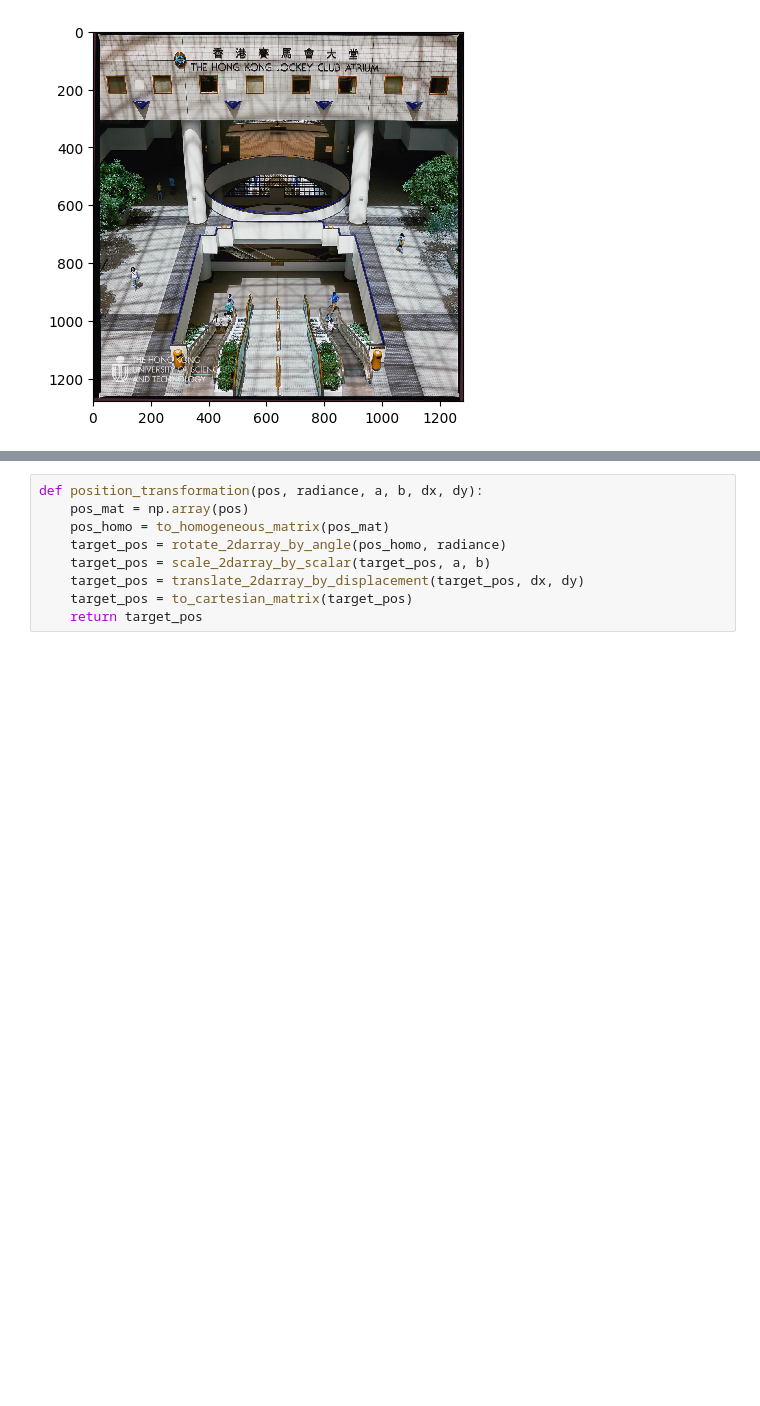
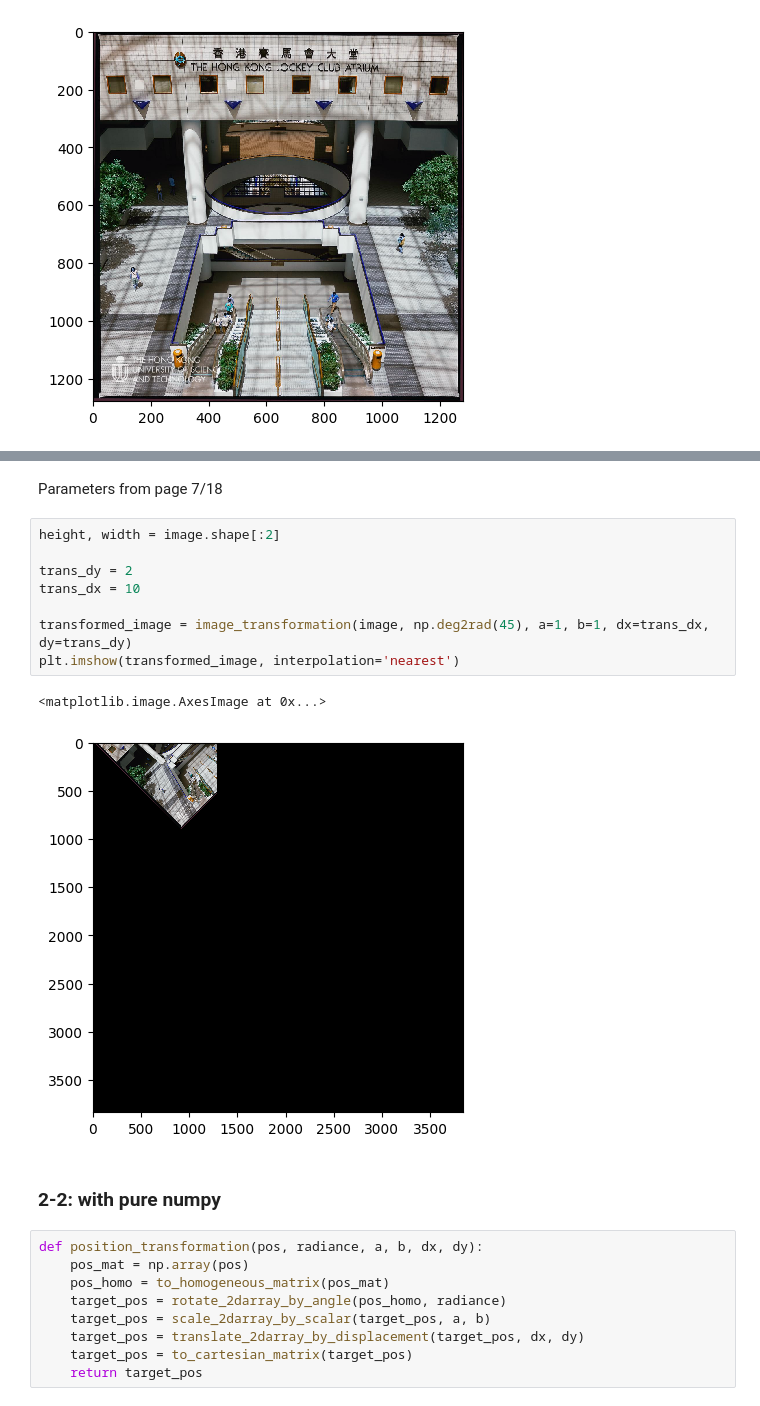
Before and after one commit to siyanhu/ISDN6380B_Homework, a Jupyter notebook: hw1/hw1.ipynb, the cells around one changed output, grey strips where cells are left out. Drawn from its saved outputs; the diff is of its cells as text; blank space fills up the shorter version.

```diff
--- a/hw1/hw1.ipynb
+++ b/hw1/hw1.ipynb
@@ -150,3 +174,18 @@ else:
+# %% [markdown]
+Parameters from page 7/18
+# %%
+height, width = image.shape[:2]
+
+trans_dy = 2
+trans_dx = 10
+
+transformed_image = image_transformation(image, np.deg2rad(45), a=1, b=1, dx=trans_dx, dy=trans_dy)
+plt.imshow(transformed_image, interpolation='nearest')
+# %% [output]
+<matplotlib.image.AxesImage at 0x...>
+[figure, added]
+# %% [markdown]
+### 2-2: with pure numpy
 # %%
 def position_transformation(pos, radiance, a, b, dx, dy):
     pos_mat = np.array(pos)
```
Also changed, not shown: parts of 17 cells of this notebook, 23 other files.
